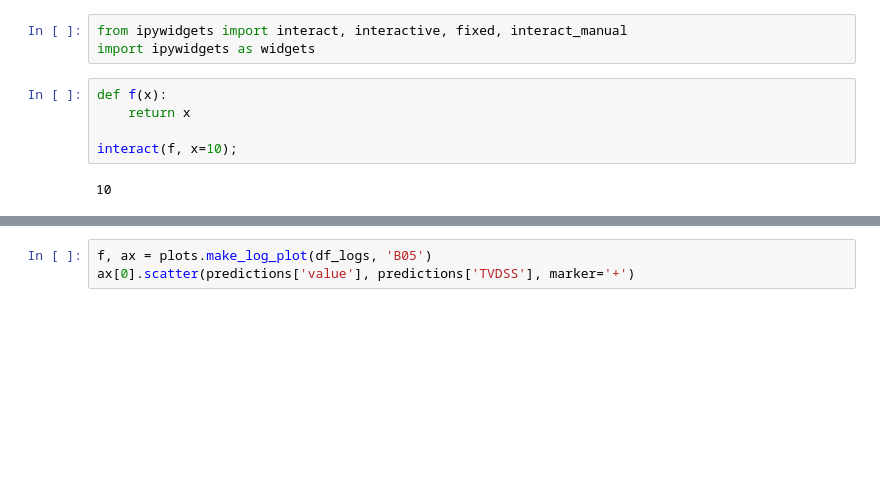
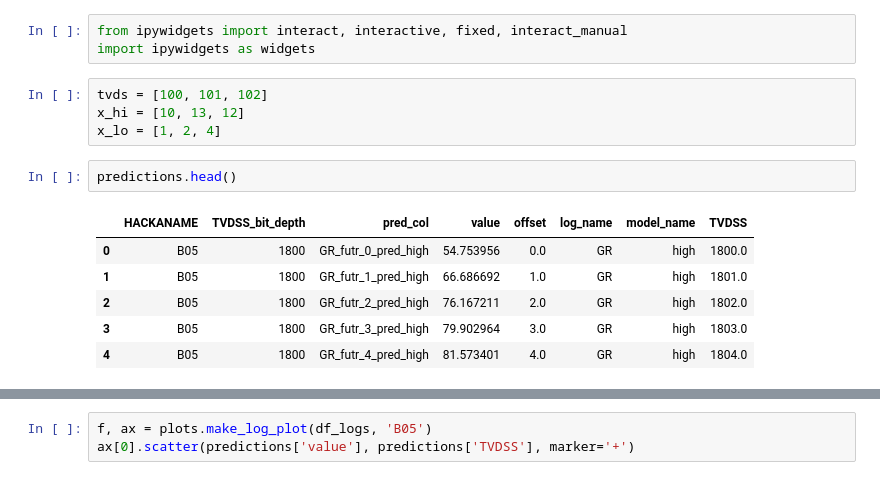
Before and after one commit to connortann/mystic-bit, a Jupyter notebook: notebooks/CT_4_uncertainty.ipynb, the cells around one changed output, grey strips where cells are left out. Drawn from its saved outputs; the diff is of its cells as text; blank space fills up the shorter version.

```diff
--- a/notebooks/CT_4_uncertainty.ipynb
+++ b/notebooks/CT_4_uncertainty.ipynb
@@ -78,10 +66,16 @@ predictions
 # %%
 from ipywidgets import interact, interactive, fixed, interact_manual
 import ipywidgets as widgets
-# %%
-def f(x):
-    return x
-
-interact(f, x=10);
-# %% [output]
-10
+# %%
+tvds = [100, 101, 102]
+x_hi = [10, 13, 12]
+x_lo = [1, 2, 4]
+# %%
+predictions.head()
+# %% [output]
+|  | HACKANAME | TVDSS_bit_depth | pred_col | value | offset | log_name | model_name | TVDSS |
+| 0 | B05 | 1800 | GR_futr_0_pred_high | 54.753956 | 0.0 | GR | high | 1800.0 |
+| 1 | B05 | 1800 | GR_futr_1_pred_high | 66.686692 | 1.0 | GR | high | 1801.0 |
+| 2 | B05 | 1800 | GR_futr_2_pred_high | 76.167211 | 2.0 | GR | high | 1802.0 |
+| 3 | B05 | 1800 | GR_futr_3_pred_high | 79.902964 | 3.0 | GR | high | 1803.0 |
+| 4 | B05 | 1800 | GR_futr_4_pred_high | 81.573401 | 4.0 | GR | high | 1804.0 |
```
Also changed, not shown: parts of 11 cells of this notebook, 1 other file.
